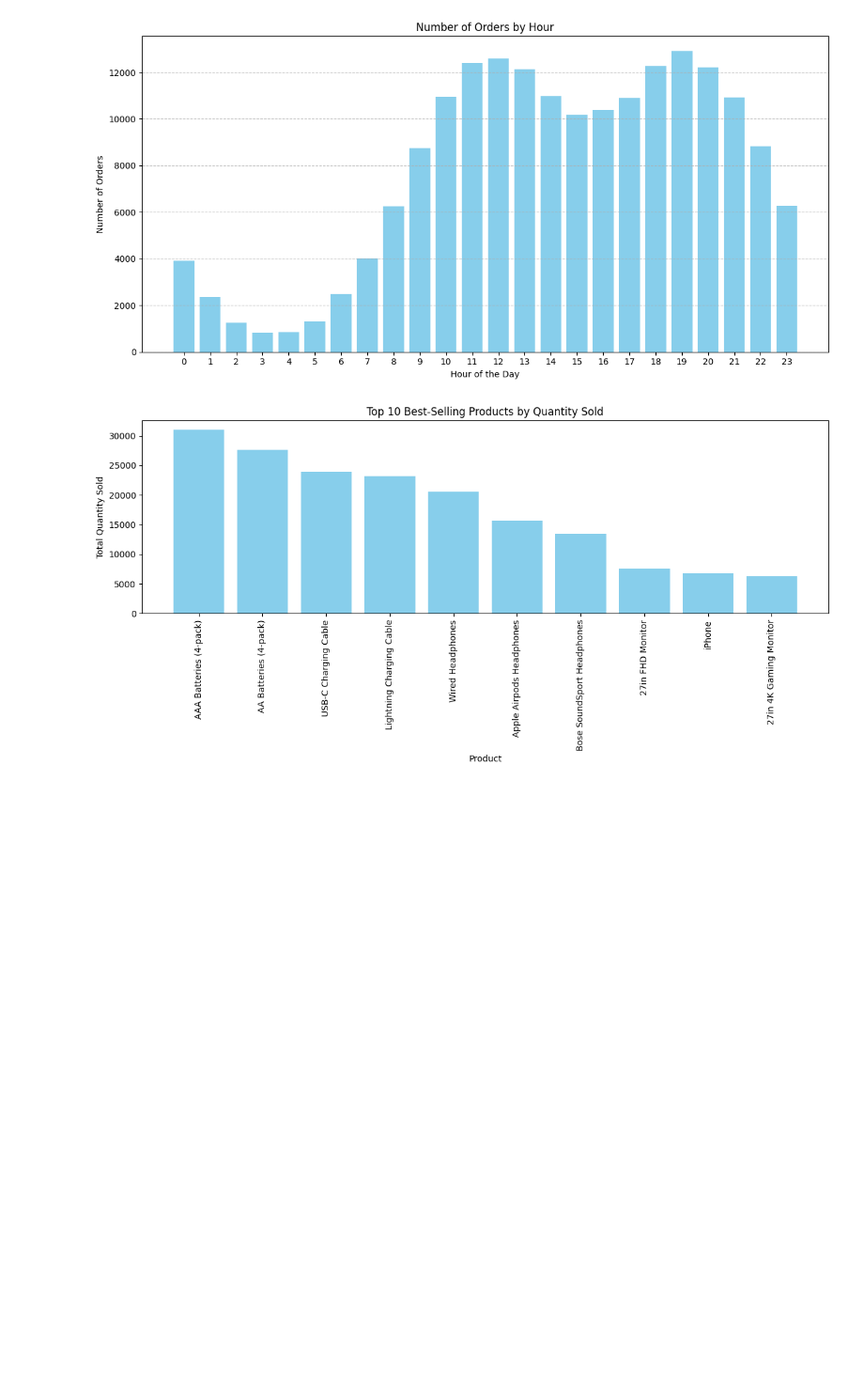
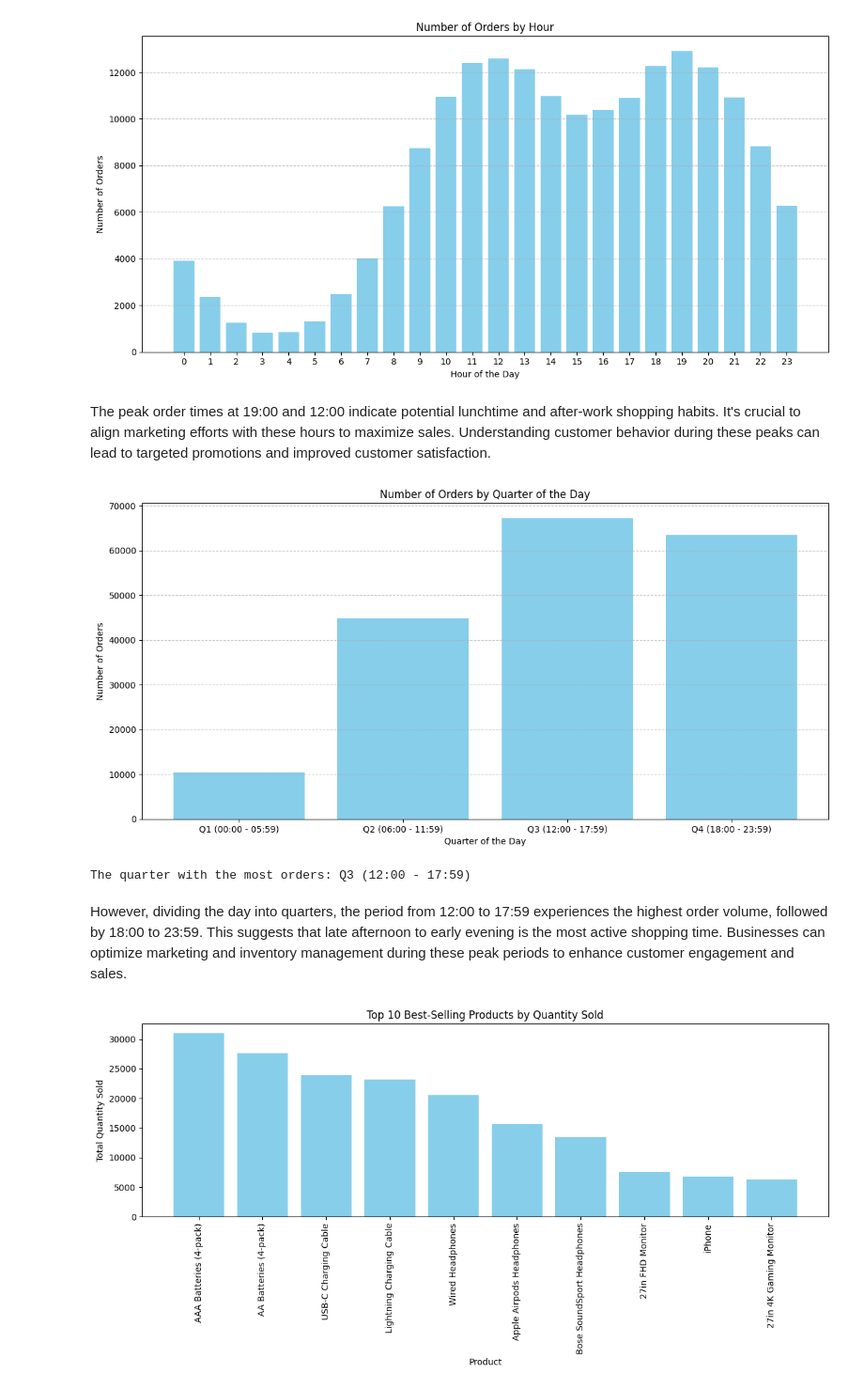
Before and after one commit to i-ninte/data-analytics-R-python, a Jupyter notebook: SALES_DATA_ANALYSIS.ipynb, the cells around one changed output. Shown at 94% size. Cells and saved outputs as stored; diff of their text form; code cells hidden in the pictures; blank space fills up the shorter version.

```diff
--- a/SALES_DATA_ANALYSIS.ipynb
+++ b/SALES_DATA_ANALYSIS.ipynb
@@ -242,18 +245,0 @@ print(best_selling_products.head(N))
-# %%
-import pandas as pd
-
-
-# Calculate total sales
-total_sales = sales['Sales'].sum()
-
-# Calculate profit margins using 'Price Each' as the cost
-sales['Profit'] = sales['Sales'] - (sales['Quantity Ordered'] * sales['Price Each'])
-total_profit = sales['Profit'].sum()
-
-# Calculate profit margin percentage
-profit_margin_percentage = (total_profit / total_sales) * 100
-
-# Display total sales and profit
-print(f'Total Sales: ${total_sales:.2f}')
-print(f'Total Profit: ${total_profit:.2f}')
-print(f'Profit Margin: {profit_margin_percentage:.2f}%')
@@ -377,6 +373,56 @@ plt.tight_layout()
 plt.show()
 # %% [output]
 [figure]
+# %% [markdown]
+The peak order times at 19:00 and 12:00 indicate potential lunchtime and after-work shopping habits. It's crucial to align marketing efforts with these hours to maximize sales. Understanding customer behavior during these peaks can lead to targeted promotions and improved customer satisfaction.
+# %%
+import pandas as pd
+import matplotlib.pyplot as plt
+
+
+sales['Order Date'] = pd.to_datetime(sales['Order Date'])
+
+# Extract the hour from the 'Order Date' and create a new column
+sales['Hour'] = sales['Order Date'].dt.hour
+
+# Define function to map hour to quarter of the day
+def map_hour_to_quarter(hour):
+    if 0 <= hour < 6:
+        return 'Q1 (00:00 - 05:59)'
+    elif 6 <= hour < 12:
+        return 'Q2 (06:00 - 11:59)'
+    elif 12 <= hour < 18:
+        return 'Q3 (12:00 - 17:59)'
+    else:
+        return 'Q4 (18:00 - 23:59)'
+
+# Apply the mapping function to create a new 'Quarter' column
+sales['Quarter'] = sales['Hour'].apply(map_hour_to_quarter)
+
+# Group the data by quarter and count the number of orders in each quarter
+quarterly_orders = sales.groupby('Quarter').size().reset_index(name='Number of Orders')
+
+# Create a bar chart
+plt.figure(figsize=(12, 6))
+plt.bar(quarterly_orders['Quarter'], quarterly_orders['Number of Orders'], color='skyblue')
+plt.xlabel('Quarter of the Day')
+plt.ylabel('Number of Orders')
+plt.title('Number of Orders by Quarter of the Day')
+plt.grid(axis='y', linestyle='--', alpha=0.7)
+plt.tight_layout()
+
+# Display the chart
+plt.show()
+
+# Find the quarter with the most orders
+most_orders_quarter = quarterly_orders[quarterly_orders['Number of Orders'] == quarterly_orders['Number of Orders'].max()]
+print("The quarter with the most orders:", most_orders_quarter['Quarter'].values[0])
+# %% [output]
+[figure, added]
+The quarter with the most orders: Q3 (12:00 - 17:59)
+# %% [markdown]
+
+However, dividing the day into quarters, the period from 12:00 to 17:59 experiences the highest order volume, followed by 18:00 to 23:59. This suggests that late afternoon to early evening is the most active shopping time. Businesses can optimize marketing and inventory management during these peak periods to enhance customer engagement and sales.
 # %%
 import pandas as pd
 import matplotlib.pyplot as plt
```
Also changed, not shown: parts of 8 cells of this notebook.
